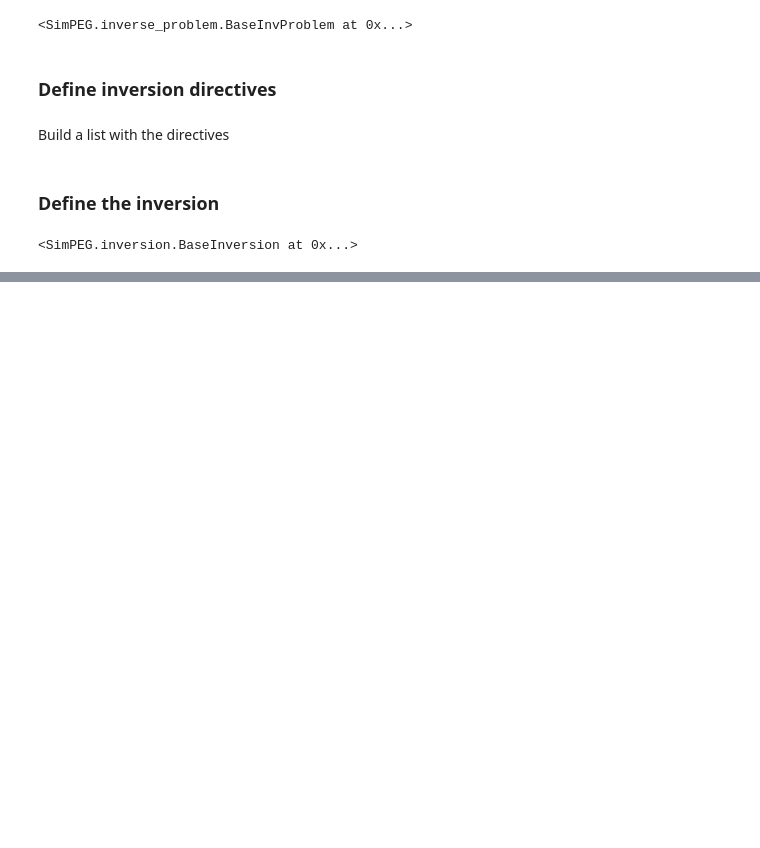
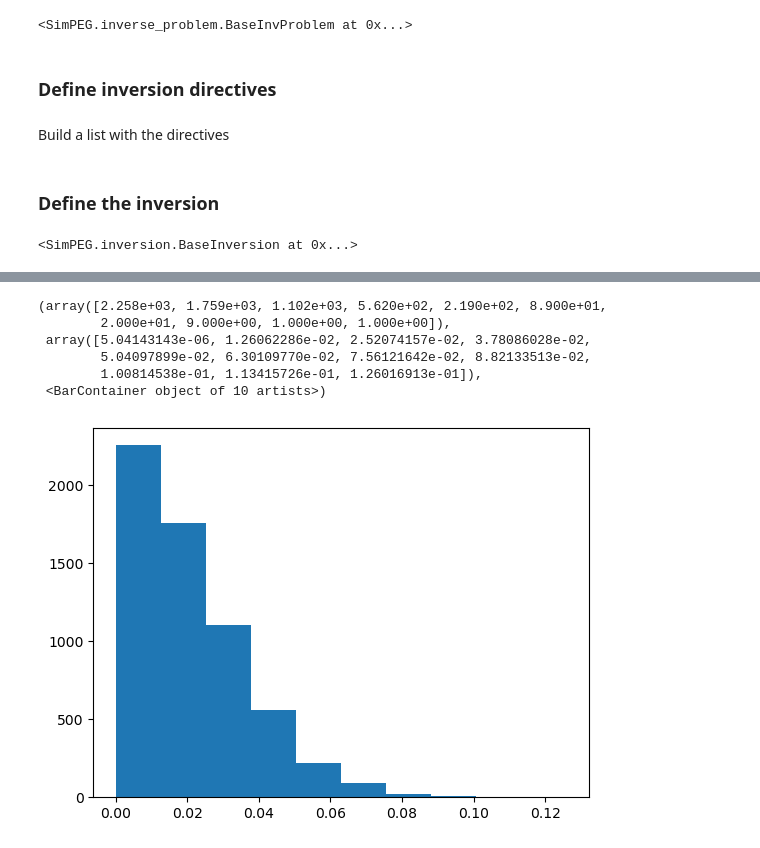
Before and after one commit to santisoler/fasttimes-carbon-mineralization-inversion, a Jupyter notebook: playing-around.ipynb, the cells around one changed output, grey strips where cells are left out. Saved outputs shown, nothing was run; the diff lists cells and outputs as text; code cells hidden in the pictures; blank space fills up the shorter version.

```diff
--- a/playing-around.ipynb
+++ b/playing-around.ipynb
@@ -199,0 +244,12 @@ Computing sensitivities to local ram
+# %%
+data_predicted = simulation.dpred(inverted_model)
+# %%
+plt.hist(np.abs(gravity_data.dobs - data_predicted))
+# %% [output]
+(array([2.258e+03, 1.759e+03, 1.102e+03, 5.620e+02, 2.190e+02, 8.900e+01,
+        2.000e+01, 9.000e+00, 1.000e+00, 1.000e+00]),
+ array([5.04143143e-06, 1.26062286e-02, 2.52074157e-02, 3.78086028e-02,
+        5.04097899e-02, 6.30109770e-02, 7.56121642e-02, 8.82133513e-02,
+        1.00814538e-01, 1.13415726e-01, 1.26016913e-01]),
+ <BarContainer object of 10 artists>)
+[figure, added]
```
Also changed, not shown: parts of 5 cells of this notebook.
